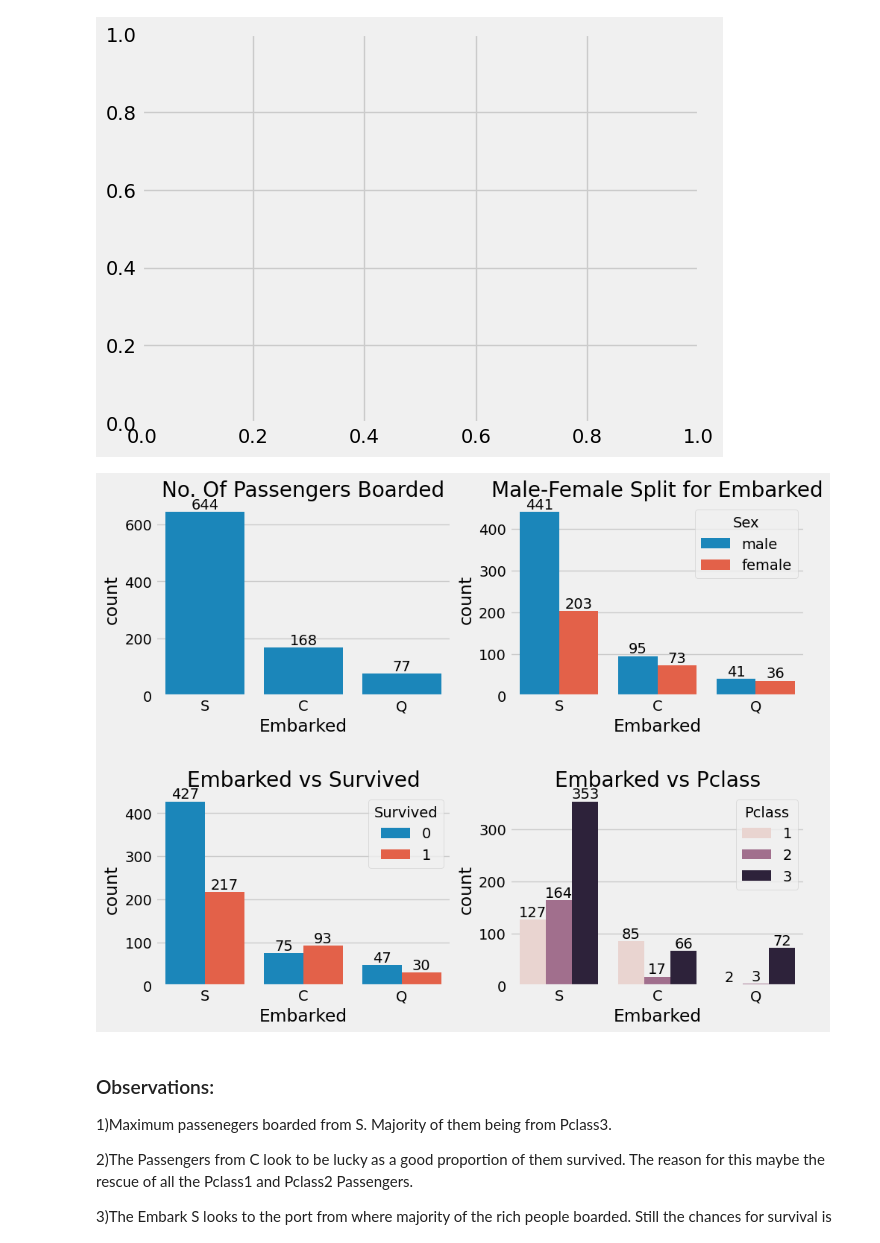
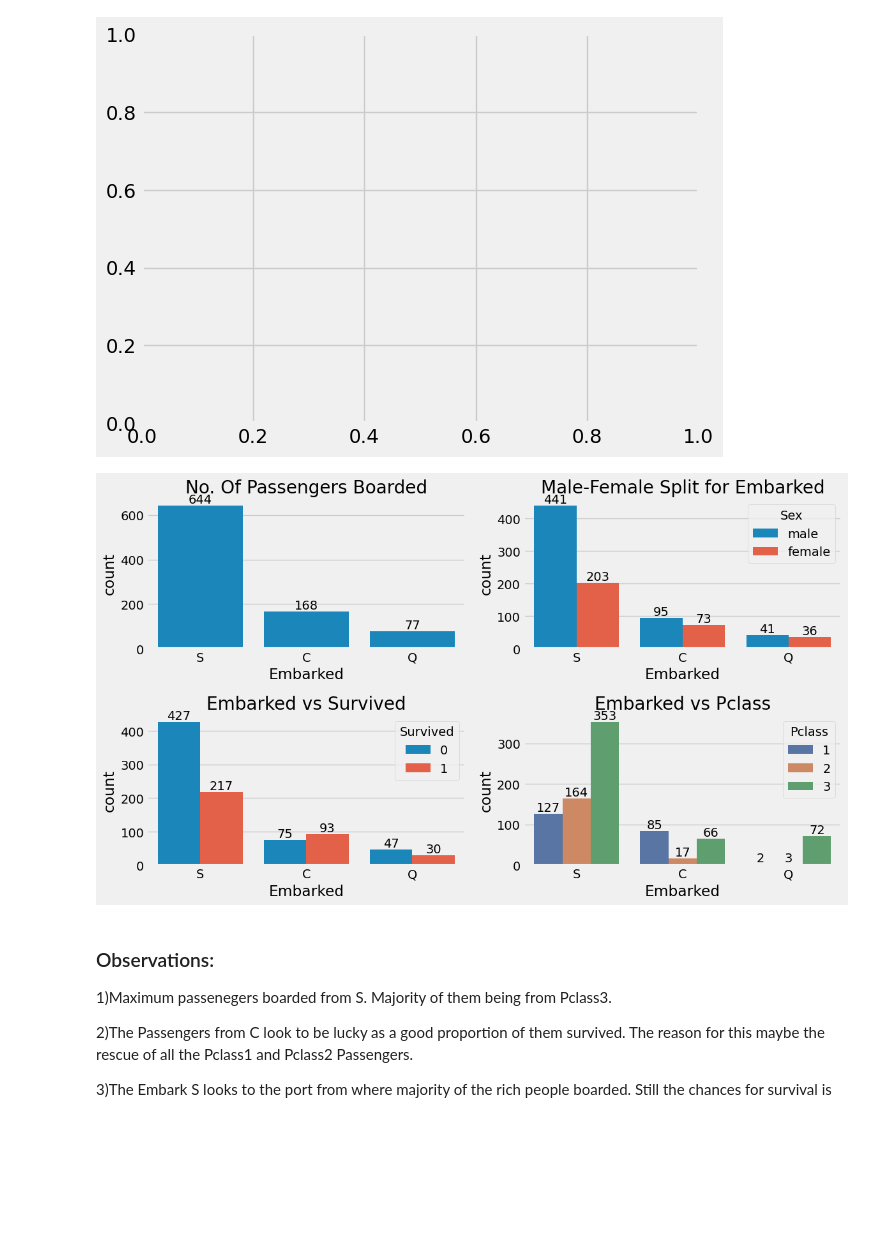
Before and after one commit to RoushanKhalid/DataScience-Cookbook, a Jupyter notebook: EDA Projects/Project_03_Capstone/Exploratory Data Analysis(EDA).ipynb, the cells around one changed output. Cells and saved outputs as stored; diff of their text form; code cells hidden in the pictures; blank space fills up the shorter version.

```diff
--- a/EDA Projects/Project_03_Capstone/Exploratory Data Analysis(EDA).ipynb
+++ b/EDA Projects/Project_03_Capstone/Exploratory Data Analysis(EDA).ipynb
@@ -80,6 +80,10 @@ Text(0.5, 1.0, 'Survived Percentage and Not Survived Percentage')
 [figure]
 # %%
-sns.countplot(x=data['Survived'])
+datalebel = sns.countplot(x=data['Survived'])
 plt.title('Survived vs Not Survived')
+
+for i in datalebel.containers:
+    datalebel.bar_label(i, fmt='%.f', label_type='edge')
+
 plt.show()
 # %% [output]
@@ -147,10 +161,11 @@ data[['Sex','Survived']].groupby(['Sex']).mean() # mean survival rate : This ind
 ### How many Survived based on Sex??
 # %%
 f,ax=plt.subplots(1,2,figsize=(12,5))
+
 datalabel=data[['Sex','Survived']].groupby(['Sex']).mean().plot.bar(ax=ax[0])
 for i in datalabel.containers:
     datalabel.bar_label(i)
-ax[0].set_title('Survived vs Sex')
+ax[0].set_title('Survival Rate')
 
 datalabel=sns.countplot(y='Sex',hue="Survived", data=data,ax=ax[1])
 ax[1].set_title('Sex:Survived vs Dead')
@@ -531,0 +596,9 @@ np.int64(0)
+# %%
+# Calculate the mean age for each 'Initial' group
+mean_ages = data.groupby('Initial')['Age'].transform('mean')
+
+# Fill missing 'Age' values with the corresponding mean age for each 'Initial' group
+data.loc[data['Age'].isnull(), 'Age'] = mean_ages
+
+# Verify the result
+print(data.groupby('Initial')['Age'].mean())
@@ -608,39 +720,40 @@ class tuple(object)
  |      Create and return a new object.  See help(type) for accurate signature.
 [figure]
 # %%
-f, ax=plt.subplots(2,2,figsize=(10,8))
+# Create a 2x2 grid of subplots
+f, ax = plt.subplots(2, 2, figsize=(12, 7))
 
-datalabel = sns.countplot(x='Embarked',data=data,ax=ax[0,0])
+# Plot 1: Number of Passengers Boarded
+sns.countplot(x='Embarked', data=data, ax=ax[0, 0])
+for container in ax[0, 0].containers:
+    ax[0, 0].bar_label(container)
+ax[0, 0].set_title('No. Of Passengers Boarded')
 
-for i in datalabel.containers:
-    datalabel.bar_label(i)
+# Plot 2: Male-Female Split for Embarked
+sns.countplot(x='Embarked', hue='Sex', data=data, ax=ax[0, 1])
+for container in ax[0, 1].containers:
+    ax[0, 1].bar_label(container)
+ax[0, 1].set_title('Male-Female Split for Embarked')
 
-ax[0,0].set_title('No. Of Passengers Boarded')
+# Plot 3: Embarked vs Survived
+sns.countplot(x='Embarked', hue='Survived', data=data, ax=ax[1, 0])
+for container in ax[1, 0].containers:
+    ax[1, 0].bar_label(container)
+ax[1, 0].set_title('Embarked vs Survived')
 
-datalabel = sns.countplot(x='Embarked',hue='Sex',data=data,ax=ax[0,1])
+# Plot 4: Embarked vs Pclass
+sns.countplot(x='Embarked', hue='Pclass', data=data, ax=ax[1, 1], palette='deep')
+for container in ax[1, 1].containers:
+    ax[1, 1].bar_label(container)
+ax[1, 1].set_title('Embarked vs Pclass')
 
-for i in datalabel.containers:
-    datalabel.bar_label(i)
+# Adjust subplot spacing
+plt.tight_layout()
 
-ax[0,1].set_title('Male-Female Split for Embarked')
-
-datalabel = sns.countplot(x='Embarked',hue='Survived',data=data,ax=ax[1,0])
-for i in datalabel.containers:
-    datalabel.bar_label(i)
-
-ax[1,0].set_title('Embarked vs Survived')
-
-datalabel = sns.countplot(x='Embarked',hue='Pclass',data=data,ax=ax[1,1])
-
-for i in datalabel.containers:
-    datalabel.bar_label(i)
-
-ax[1,1].set_title('Embarked vs Pclass')
-
-plt.subplots_adjust(wspace=0.2,hspace=0.5)
+# Show the plot
 plt.show()
 # %% [output]
-[figure, old version]
+[figure, new version]
 # %% [markdown]
 ### Observations:
 1)Maximum passenegers boarded from S. Majority of them being from Pclass3.
```
Also changed, not shown: parts of 57 cells of this notebook.
